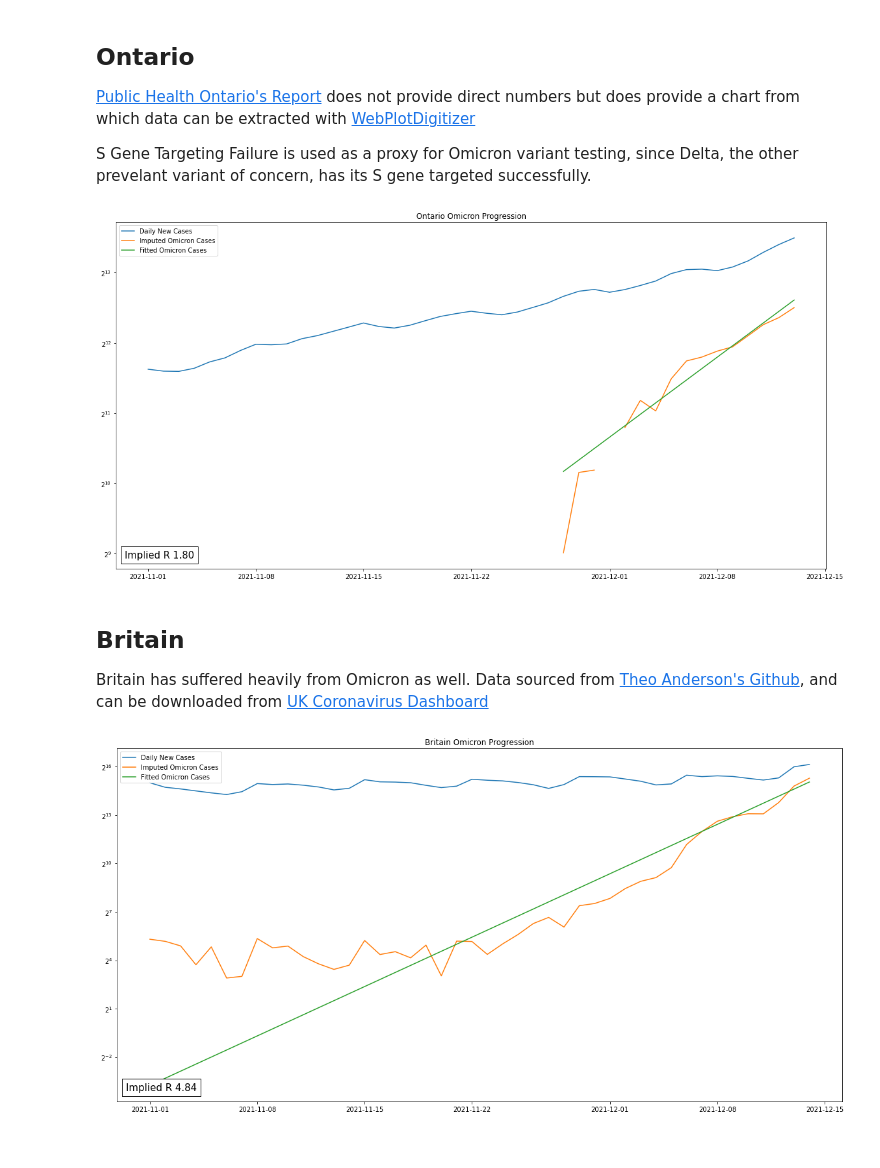
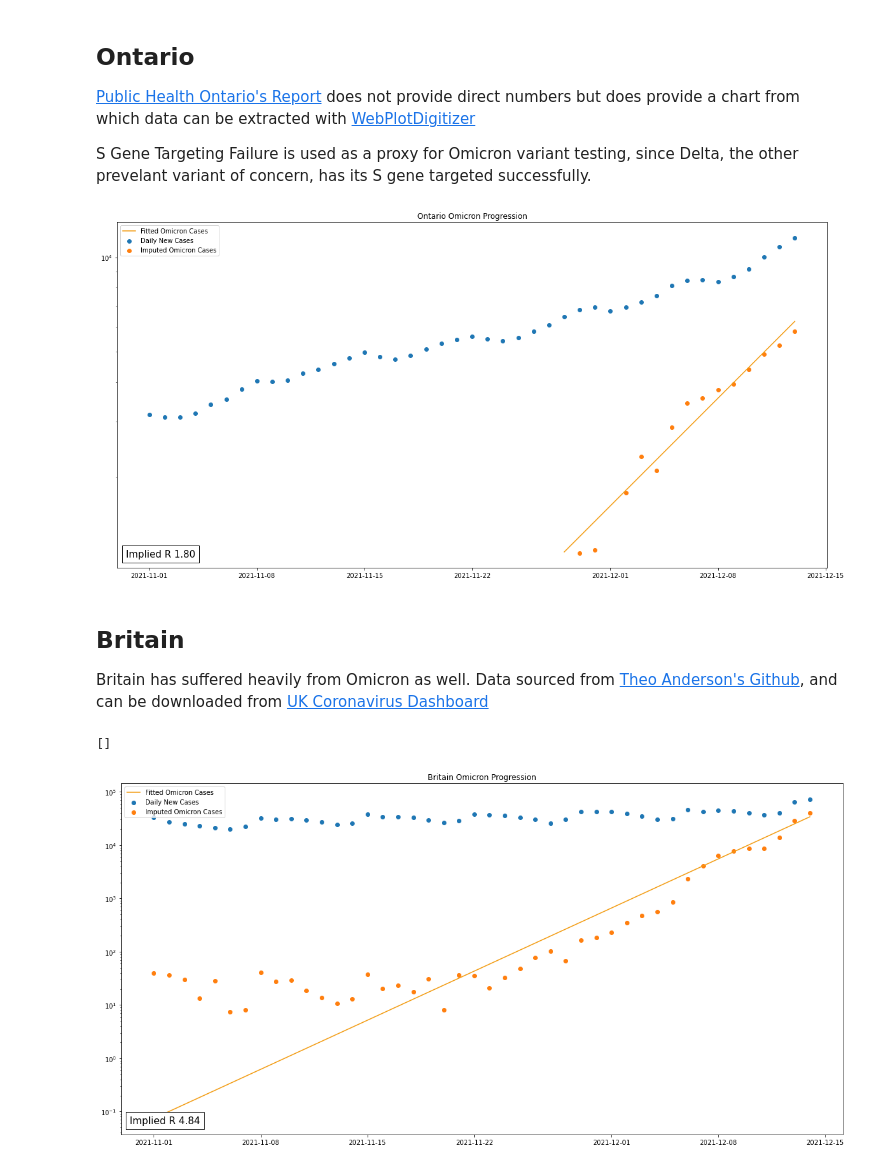
Before and after one commit to rrjzhang/omicron_dive, a Jupyter notebook: r0_calcs.ipynb, the cells around one changed output. Cells and saved outputs as stored; diff of their text form; code cells hidden in the pictures.

```diff
--- a/r0_calcs.ipynb
+++ b/r0_calcs.ipynb
@@ -90,20 +91,22 @@ def impute_and_fit(df):
     })
     return joins, implied_rt
 # %%
-def show_omicron(df, implied_rt, region_name):
-    fig, axes = plt.subplots(figsize = (20,10))
-    plt.yscale('log', base=2)
-    axes.plot(df['date'], df['new_cases'], label="Daily New Cases")
-    axes.plot(df['date'], df['imputed_omicron'], label="Imputed Omicron Cases")
-#     axes.plot(df[df['r0_mask']]['date'], df[df['r0_mask']]['fitted_0'], label="Fitted Omicron Cases From Beginning")
-    axes.plot(df[df['rt_mask']]['date'], df[df['rt_mask']]['fitted_t'], label="Fitted Omicron Cases")
+def show_omicron(df, implied_rt, region_name, figsize=(20,10), ax=None):
+    if ax is None:
+        fig, ax = plt.subplots(figsize=figsize)
+    ax.set_yscale('log')
+    ax.scatter(df['date'], df['new_cases'], label="Daily New Cases")
+    ax.scatter(df['date'], df['imputed_omicron'], label="Imputed Omicron Cases")
+    ax.plot(df[df['rt_mask']]['date'], df[df['rt_mask']]['fitted_t'], label="Fitted Omicron Cases", color="#F39C12")
     anchored_text = AnchoredText("Implied R {:.2f}".format(implied_rt), loc=3, prop=dict(size=15))
-    axes.legend(loc=2)
-    axes.add_artist(anchored_text)
-    axes.set_title("{} Omicron Progression".format(region_name))
-    axes.plot()
+    ax.legend(loc=2)
+    ax.add_artist(anchored_text)
+    ax.set_title("{} Omicron Progression".format(region_name))
+    return None, ax
 # %%
 denmark_owid = owid[owid['iso_code'] == 'DNK']
+# %%
+rt_dict = {}
 # %% [markdown]
 ## Denmark
 
@@ -119,4 +122,5 @@ denmark_df['non_sgtf_count'] = denmark_df['positive_pcr'] - denmark_df['omicron_
 # %%
 joins, implied_rt= impute_and_fit(denmark_df)
 denmark_df = denmark_df.merge(joins)
+rt_dict["Denmark"] = {'r': implied_rt, 'n': (denmark_df['sgtf_count']>0).sum(), 'sequenced': denmark_df['sgtf_count'].max()}
 # %%
@@ -149,9 +155,10 @@ ontario_df.loc[ontario_df['date'] == pd.to_datetime('2021-11-08'),'sgtf_count']
 # %%
 joins, implied_rt = impute_and_fit(ontario_df)
 ontario_df = ontario_df.merge(joins)
-show_omicron(ontario_df, implied_rt, "Ontario")
+rt_dict["Ontario"] = {'r': implied_rt, 'n': (ontario_df['sgtf_count']>0).sum(), 'sequenced': ontario_df['sgtf_count'].max()}
+fig, axes = show_omicron(ontario_df, implied_rt, "Ontario")
 # %% [output]
-[figure, old version]
+[figure, new version]
 # %% [markdown]
 ## Britain
 
@@ -179,9 +186,11 @@ britain_agg_df = britain_df.groupby(['date']).aggregate({'sgtf_count': 'sum', 'n
 # %%
 joins, implied_rt = impute_and_fit(britain_agg_df)
 britain_agg_df = britain_agg_df.merge(joins)
-show_omicron(britain_agg_df, implied_rt, "Britain")
+fig, axes = show_omicron(britain_agg_df, implied_rt, "Britain")
+axes.plot()
 # %% [output]
+[]
-[figure, old version]
+[figure, new version]
 # %% [markdown]
 ## Switzerland
 
```
Also changed, not shown: parts of 19 cells of this notebook.
